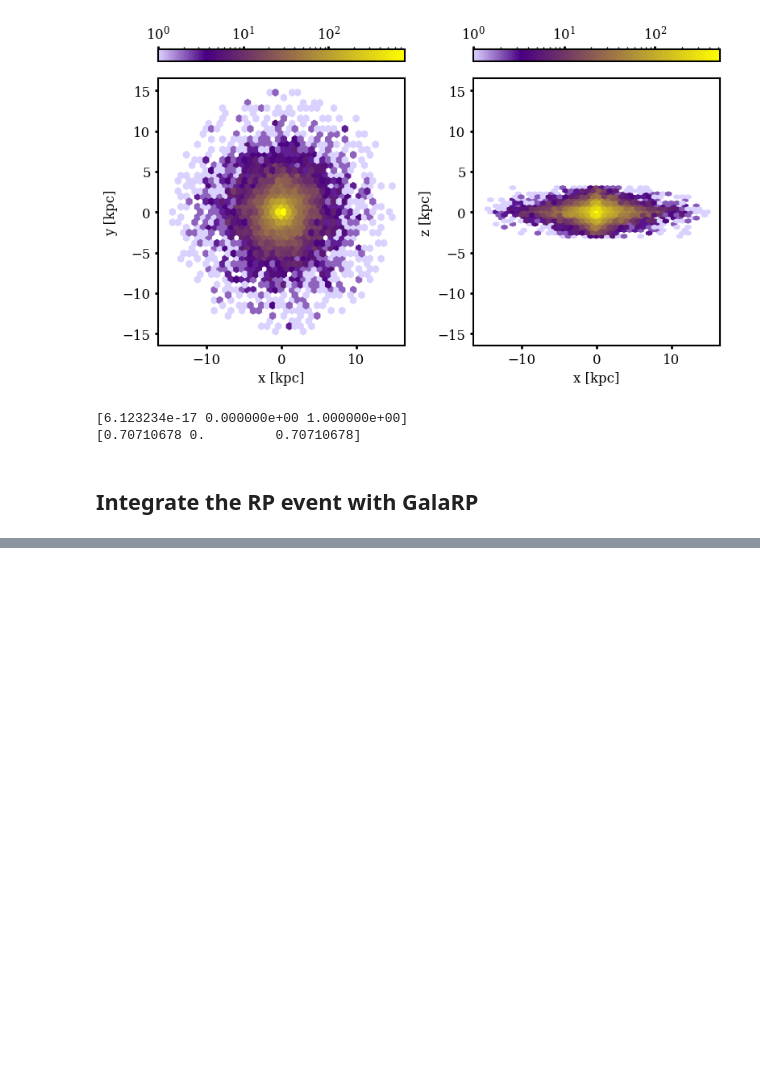
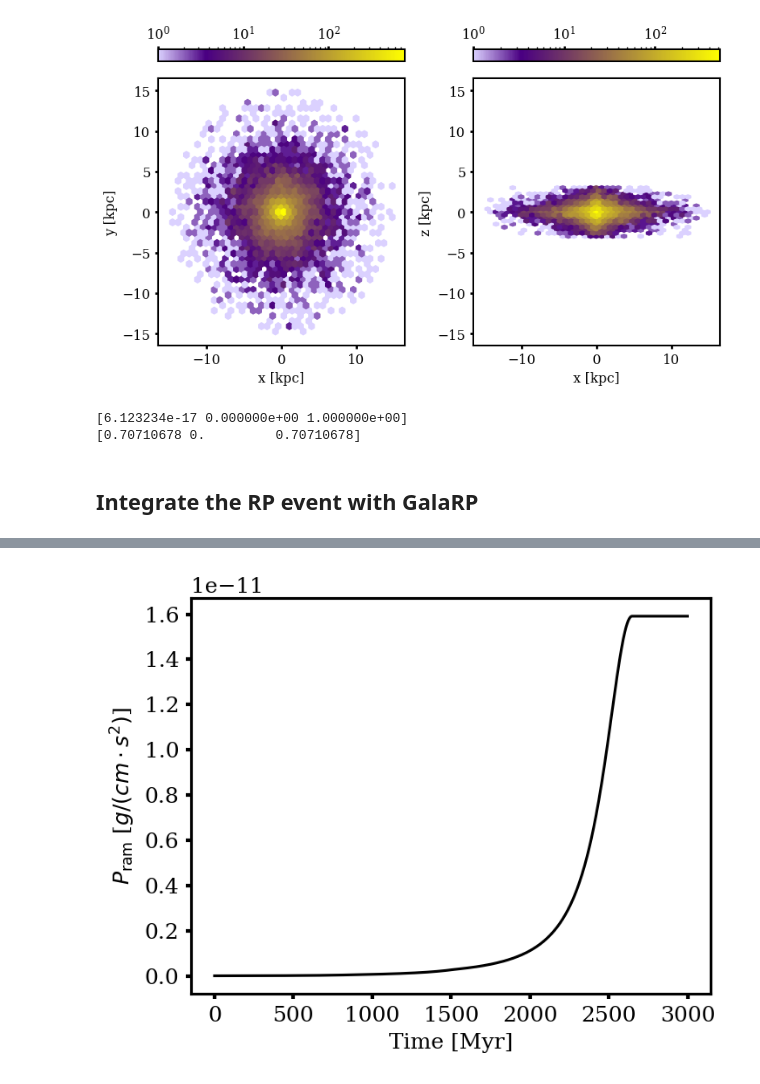
Before and after one commit to HSouch/galarp, a Jupyter notebook: paper/0-Zhu2023Duplicate.ipynb, the cells around one changed output, grey strips where cells are left out. Cells and saved outputs as stored; diff of their text form; code cells hidden in the pictures; blank space fills up the shorter version.

```diff
--- a/paper/0-Zhu2023Duplicate.ipynb
+++ b/paper/0-Zhu2023Duplicate.ipynb
@@ -74,0 +183,13 @@ Ram Pressure Sim
+# %%
+v_tot_with_units = v_tot * u.kpc / u.Myr
+rho_with_units = rhos * u.g / u.cm**3
+
+plt.figure(figsize=(5, 4),dpi=150)
+
+plt.plot(ts, (rho_with_units * v_tot_with_units ** 2).to(u.g / u.cm / u.s**2), lw=1.5, color="black")
+plt.xlabel("Time [Myr]")
+plt.ylabel(r"$P_{\rm ram}$ [$g / (cm \cdot s^{2})$]")
+plt.tight_layout()
+plt.show()
+# %% [output]
+[figure, added]
```
Also changed, not shown: parts of 8 cells of this notebook, 1 other file.
